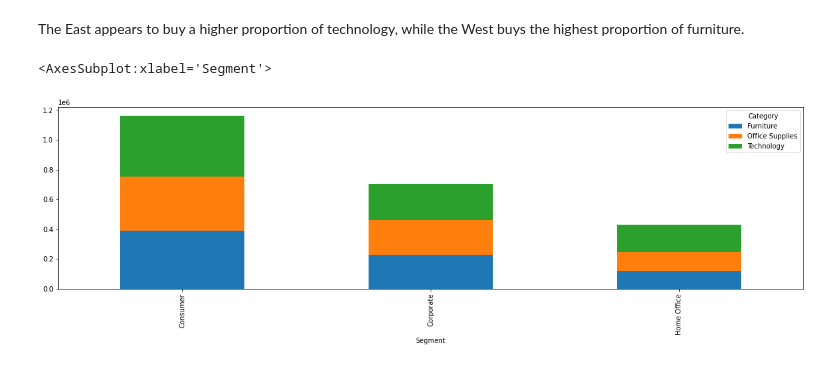
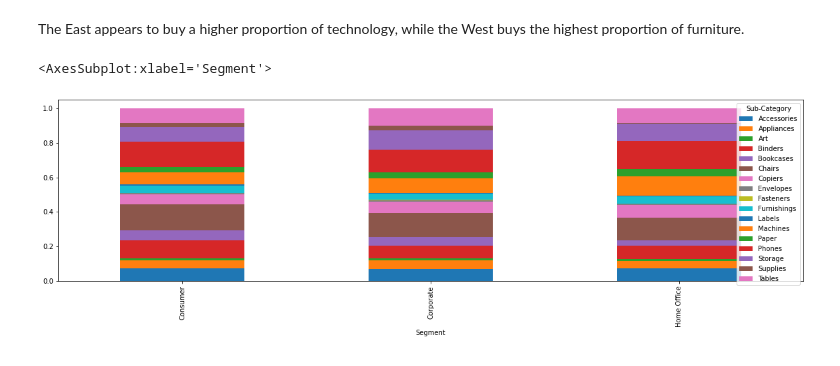
Before and after one commit to ZackSoucek/301-project1, a Jupyter notebook: ProjectSuperstore.ipynb, the cells around one changed output. Saved outputs shown, nothing was run; the diff lists cells and outputs as text; code cells hidden in the pictures.

```diff
--- a/ProjectSuperstore.ipynb
+++ b/ProjectSuperstore.ipynb
@@ -320,9 +320,9 @@ q13c.plot.bar(figsize=(20,5),stacked=True)
 # %% [markdown]
 The East appears to buy a higher proportion of technology, while the West buys the highest proportion of furniture.
 # %%
-q13d = ss.groupby(["Segment","Category"])["Sales"].sum().sort_values(ascending=False).unstack()
-# q13d = q13d.divide(q13d.sum(axis=1),axis=0)
+q13d = ss.groupby(["Segment","Sub-Category"])["Sales"].sum().sort_values(ascending=False).unstack()
+q13d = q13d.divide(q13d.sum(axis=1),axis=0)
 q13d.plot.bar(figsize=(20,5),stacked=True)
 # %% [output]
 <AxesSubplot:xlabel='Segment'>
-[figure, old version]
+[figure, new version]
```
Also changed, not shown: parts of 3 cells of this notebook.
